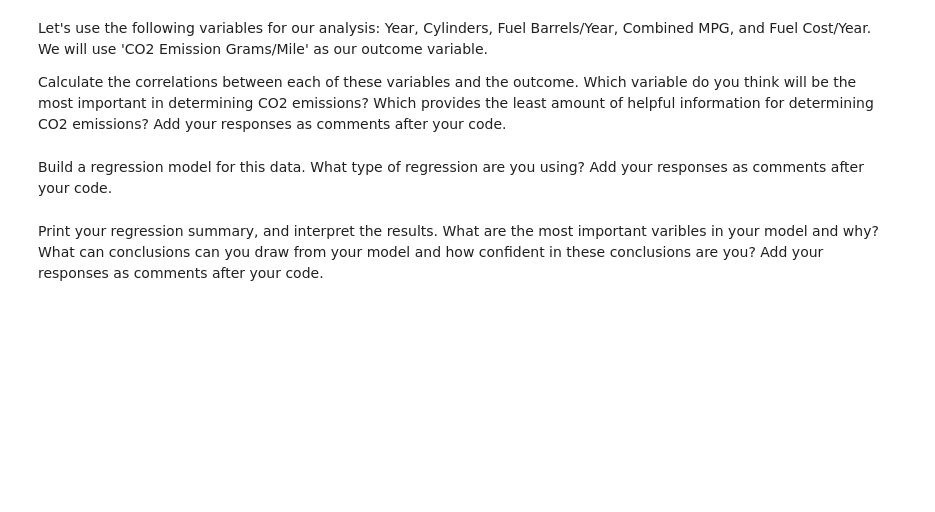
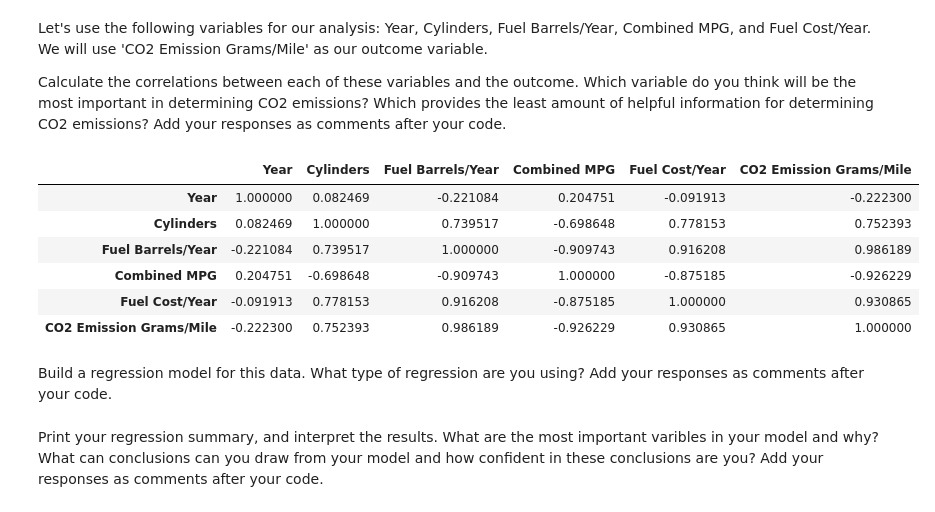
Before and after one commit to ironhack-datalabs/datamad1020, a Jupyter notebook: module-2/lab-regression-analysis/your-code.ipynb, the cells around one changed output. Cells and saved outputs as stored; diff of their text form; code cells hidden in the pictures; blank space fills up the shorter version.

```diff
--- a/module-2/lab-regression-analysis/your-code.ipynb
+++ b/module-2/lab-regression-analysis/your-code.ipynb
@@ -122,2 +131,22 @@ Calculate the correlations between each of these variables and the outcome. Whic
+# %%
+# Your response here.
+x = vehicles[["Year", "Cylinders", "Fuel Barrels/Year", "Combined MPG", "Fuel Cost/Year"]]
+y = vehicles['CO2 Emission Grams/Mile']
+
+# Correlation coefficients
+pd.concat([x,y],axis=1).corr()
+
+# The most important in deremining the CO2 emission will be the Fuel Barrels/Year (corr=0.986), followed by
+# Fuel Cost/Year(corr=0.931).
+
+# The least important one is going to be the Year, with a correlation of -0.222
+# %% [output]
+|  | Year | Cylinders | Fuel Barrels/Year | Combined MPG | Fuel Cost/Year | CO2 Emission Grams/Mile |
+| Year | 1.000000 | 0.082469 | -0.221084 | 0.204751 | -0.091913 | -0.222300 |
+| Cylinders | 0.082469 | 1.000000 | 0.739517 | -0.698648 | 0.778153 | 0.752393 |
+| Fuel Barrels/Year | -0.221084 | 0.739517 | 1.000000 | -0.909743 | 0.916208 | 0.986189 |
+| Combined MPG | 0.204751 | -0.698648 | -0.909743 | 1.000000 | -0.875185 | -0.926229 |
+| Fuel Cost/Year | -0.091913 | 0.778153 | 0.916208 | -0.875185 | 1.000000 | 0.930865 |
+| CO2 Emission Grams/Mile | -0.222300 | 0.752393 | 0.986189 | -0.926229 | 0.930865 | 1.000000 |
 # %% [markdown]
 Build a regression model for this data. What type of regression are you using? Add your responses as comments after your code.
```
Also changed, not shown: parts of 9 cells of this notebook.
